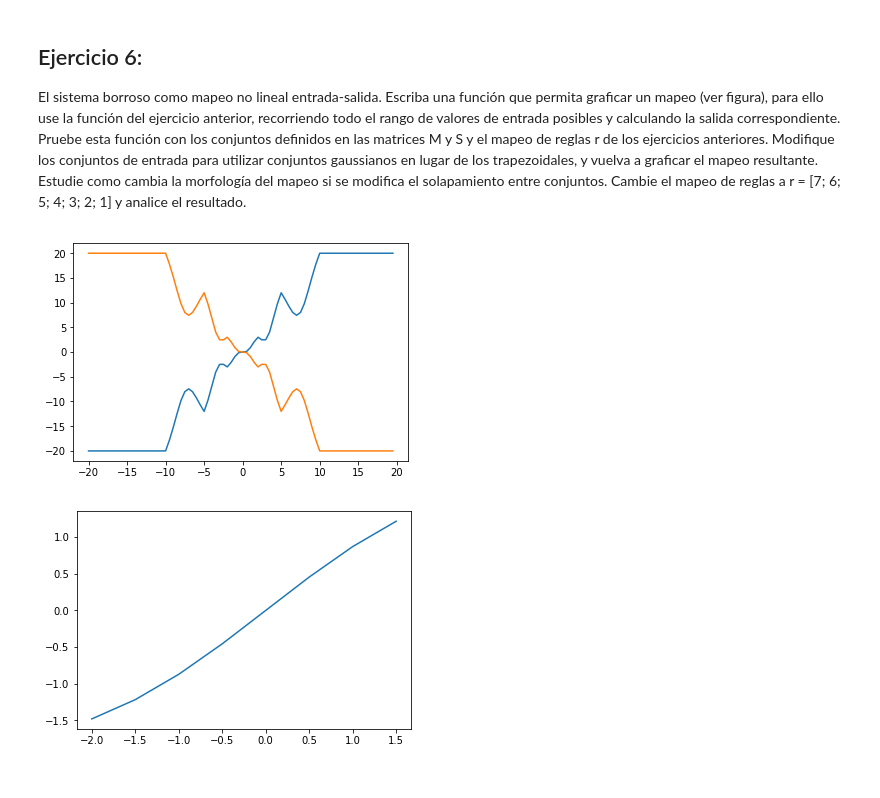
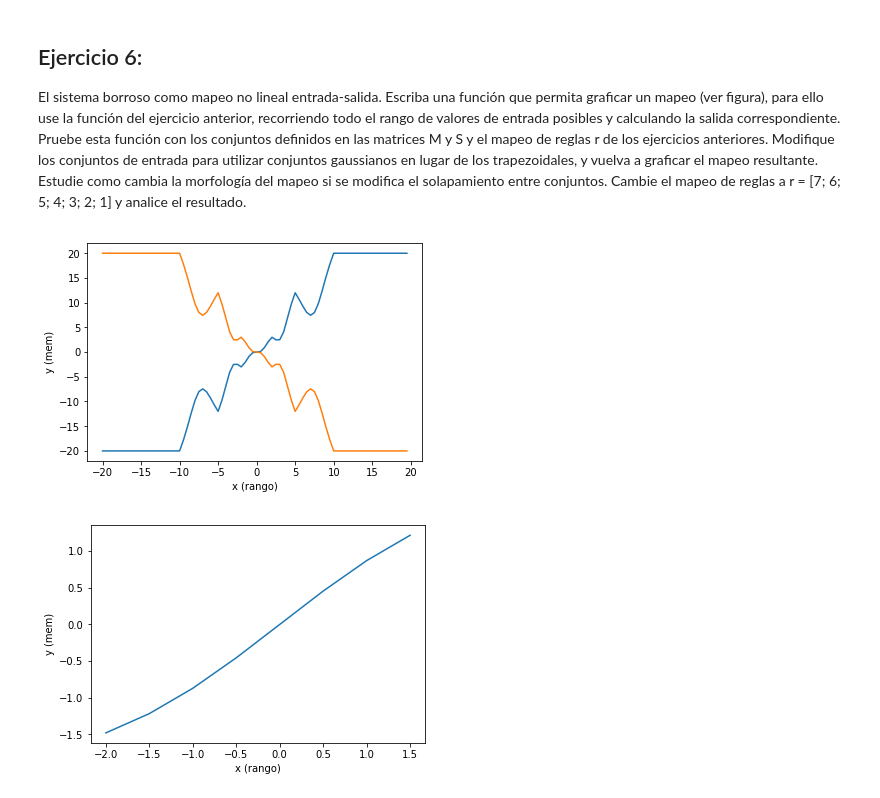
Before and after one commit to jeremias-ramirez/Inteligencia-Computacional, a Jupyter notebook: Práctica/guia3/Trabajo Practico 3.ipynb, the cells around one changed output. Cells and saved outputs as stored; diff of their text form; code cells hidden in the pictures.

```diff
--- a/Práctica/guia3/Trabajo Practico 3.ipynb
+++ b/Práctica/guia3/Trabajo Practico 3.ipynb
@@ -211,32 +211,35 @@ Modifique los conjuntos de entrada para utilizar conjuntos gaussianos en lugar d
 # %%
 import numpy as np
 from matplotlib import pyplot as plt
 import membresia as mem
 
 
 M = np.array([[-20, -20, -10, -5], [-10, -5, -5, -2], [-5, -2, -2, 0], [-2, 0, 0, 2], [0, 2, 2, 5], [2, 5, 5, 10], [5, 10, 20, 20]])
 S = np.array([[-7,-5, -5, -3], [-5, -3, -3, -1], [-3, -1, -1, 0], [-1, 0, 0, 1], [0, 1, 1, 3], [1, 3 , 3, 5], [3, 5, 5, 7]])
 r = np.array([1, 2, 3, 4, 5 ,6 , 7])
 x = np.arange(-20, 20, 0.5)
 y = mem.sistemaBorrosoMap(x, r, M, S, 1)
 r2 = np.array([7, 6, 5, 4, 3 ,2 , 1])
 y2 = mem.sistemaBorrosoMap(x, r2, M, S, 1)
 plt.figure(1)
 plt.plot(x, y, x, y2)
+plt.xlabel("x (rango)")
+plt.ylabel("y (mem)")
 
 M2 = np.array([[-2, 1], [-1, 1], [0, 1], [1, 1], [2, 1]])
 S2 = np.array([[-2, 1], [-1, 1], [0, 1], [1, 1], [2, 1]])
 r2 = np.array([1, 2, 3, 4, 5])
 x = np.arange(-2, 2, 0.5)
 y2 = mem.sistemaBorrosoMap(x, r2, M2, S2, 2)
 
 plt.figure(2)
 plt.plot(x, y2)
-
+plt.xlabel("x (rango)")
+plt.ylabel("y (mem)")
 plt.show()
 # %% [output]
-[figure, old version]
+[figure, new version]
-[figure, old version]
+[figure, new version]
 # %% [markdown]
 ## Ejercicio 7:
 Control borroso de un sistema térmico. Se tiene un acondicionador, cuyo funcionamiento se puede representar esquemáticamente como se observa en la Figura. Como se puede apreciar, ingresa líquido a temperatura ti, cuya temperatura es modificada por el acondicionador, egresando a temperatura to. Suponiendo que el flujo es constante, así como la temperatura de ingreso del líquido ti, que el líquido uniformiza su temperatura en forma instantánea y que el proceso está aislado de forma que no se pierde calor, el incremento de temperatura t = to − ti está relacionado con la cantidad de calor q agregado (o quitado) por el acondicionador. Una simulación del comportamiento térmico del acondicionador puede obtenerse mediante la ecuación to[n] = ti + gq + a(to[n − 1] − ti), donde g = a = 40/41 son constantes, q es la cantidad de calor aportada (o quitada) por el
```
Also changed, not shown: parts of 2 cells of this notebook.
